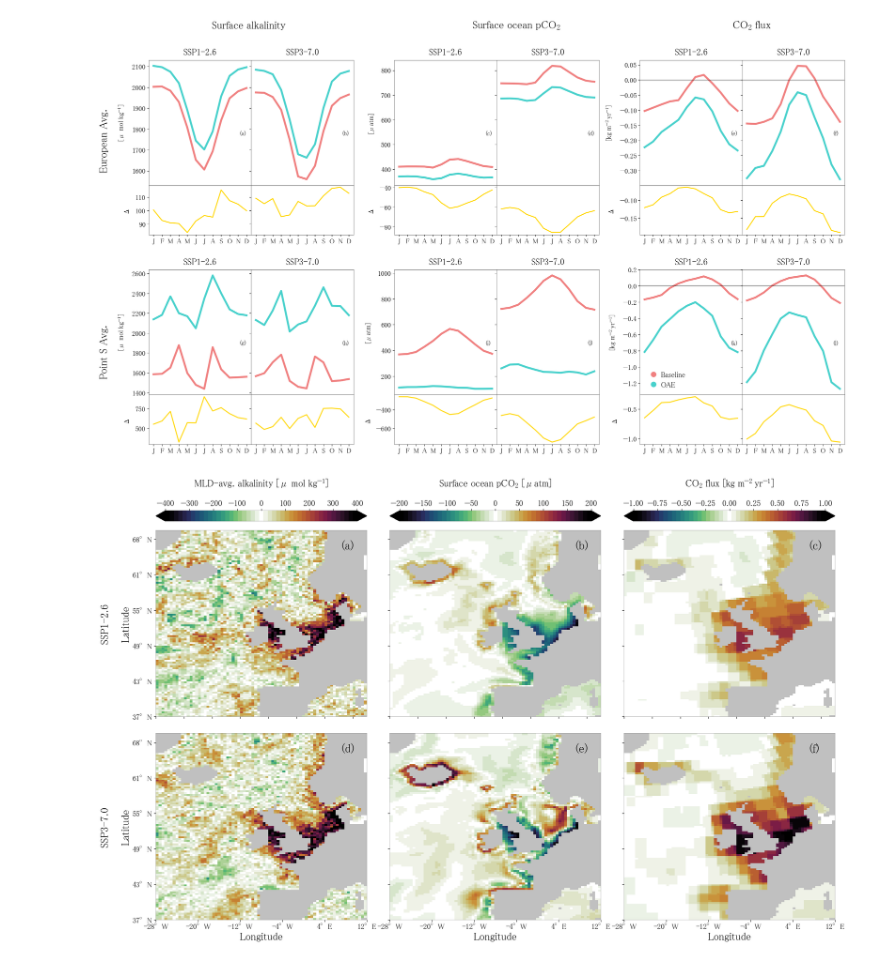
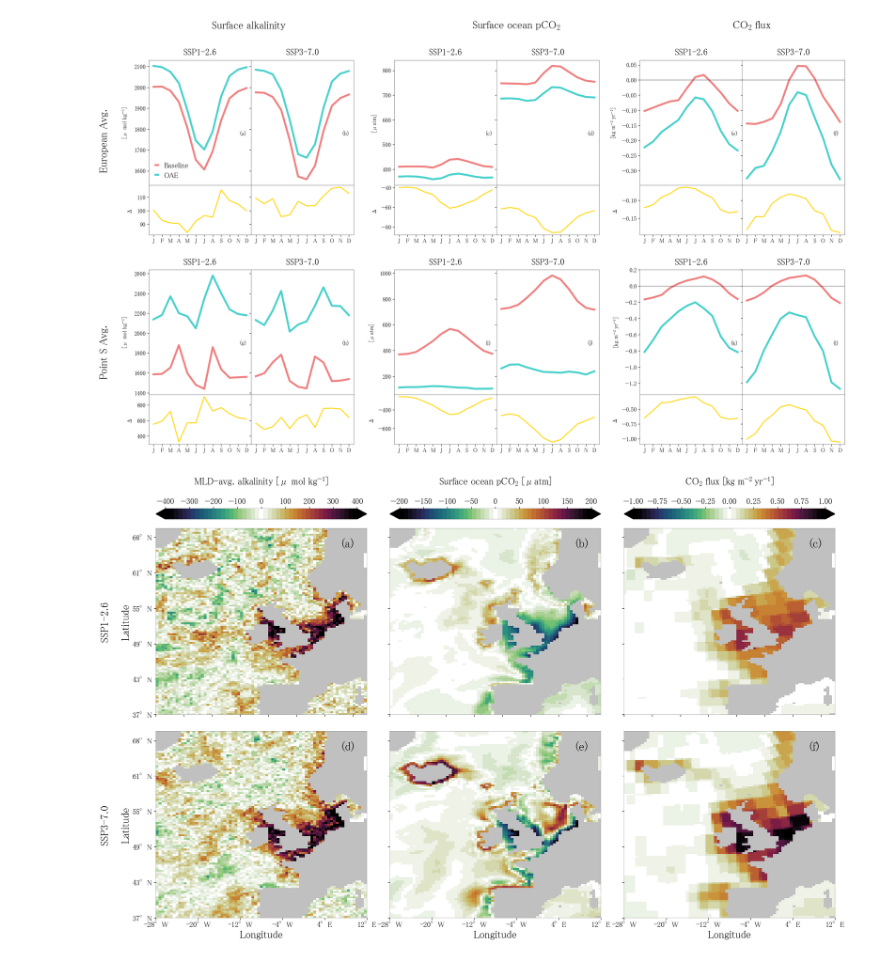
Before and after one commit to chiaraciscato/2026_ciscato_oae_seasonality, a Jupyter notebook: scripts/duplicate.ipynb, the cells around one changed output. Saved outputs shown, nothing was run; the diff lists cells and outputs as text; code cells hidden in the pictures.

```diff
--- a/scripts/duplicate.ipynb
+++ b/scripts/duplicate.ipynb
@@ -234,10 +229,10 @@ def process_lineplot(var, filePath):
 
     return final_eu, final_point, map_amplitude, integral
 # %%
-# eu_alk, ps_alk, ampl_alk, alk_integral = process_lineplot('ALK', filePath)
-# eu_pco2, ps_pco2, ampl_pco2 , pco2_integral= process_lineplot('fco2', filePath)
-# eu_co2flux, ps_co2flux, ampl_co2flux, co2flux_integral = process_lineplot('co2flux', filePath)
-eu_dic, ps_dic, ampl_dic, dic_integral = process_lineplot('DIC', filePath)
+eu_alk, ps_alk, ampl_alk, alk_integral = process_lineplot('ALK', filePath)
+eu_pco2, ps_pco2, ampl_pco2 , pco2_integral= process_lineplot('fco2', filePath)
+eu_co2flux, ps_co2flux, ampl_co2flux, co2flux_integral = process_lineplot('co2flux', filePath)
+# eu_dic, ps_dic, ampl_dic, dic_integral = process_lineplot('DIC', filePath)
 # eu_ph, ps_ph, ampl_ph, ph_integral = process_lineplot('ph', filePath)
 # eu_mld, ps_mld, ampl_mld = process_lineplot('mld', filePath)
 # %%
@@ -290,10 +285,8 @@ for i in range(6):
 
     lineplot_vars(datasets[i], vars[i], ax1, ax2, ax3, ax4, labels, colors)
 
-patches = [mpatches.Circle((0.5, 0.5), 0.1, color=color, label=label) for label, color in zip(labels, colors)]
-
-handles, labels = zip(*[(p, p.get_label()) for p in patches])
-ax1.legend(handles=handles, labels=labels, frameon=False, handletextpad=0.01, handler_map={mpatches.Circle: HandlerEllipse()})
+    if i == 0:
+            ax1.legend(labels=labels, loc='best', frameon=False, handlelength=.4)
 
 for i, ax in enumerate(axes):
     ax.tick_params(axis='both', which='major', labelsize=s)
@@ -301,35 +294,35 @@ for i, ax in enumerate(axes):
     y = list(range(0,13))
     ax.set_xticks(np.arange(min(y), max(y), 1))
     labels = [item.get_text() for item in ax.get_xticklabels()]
     month_label = ['J','F','M','A','M','J','J','A','S','O','N','D']
 
     if i % 2 != 0:
         ax.set_xticklabels(month_label, fontsize=s)
     else:
         ax.xaxis.set_tick_params(labelleft=False)
 
 for location in ['left', 'bottom', 'right', 'top']:
     for ax in axes:
         ax.spines[location].set_linewidth(0.4)
 
 for n, ax in enumerate([axes[i] for i in range(0, 24, 2)]):
     ax.text(0.89, 0.40, f"{string.punctuation[7]}{string.ascii_lowercase[n]}{string.punctuation[8]}",
         transform=ax.transAxes, size=12, color='black')
 
 column_titles = ['Surface alkalinity', 'Surface ocean p$\mathregular{CO_{2}}$', '$\mathregular{CO_{2}}$ flux']
 for i, title in enumerate(column_titles):
     fig.text(0.195 + i * 0.29, 0.9, title, fontsize=l)
 
 # Add row titles
 row_titles = ['European Avg.', 'Point S Avg.']
 for i, title in enumerate(row_titles):
     fig.text(0.07, 0.81 - i * 0.13,title, ha='left', fontsize=l, rotation=90)
 
-# plt.savefig('/Users/chiaraciscato/Desktop/GEOMAR/2024_ciscato_oae_seasonality/out/lineplot.png', transparent=True)
+plt.savefig('/Users/chiaraciscato/Desktop/GEOMAR/2024_ciscato_oae_seasonality/out/lineplot.png', transparent=True)
 
 pass
 # %% [output]
-[figure, old version]
+[figure, new version]
 # %%
 cmap, norm = create_discrete_cmap(cm.seasons, 45)
 cmap.set_bad(color='silver')
```
Also changed, not shown: parts of 9 cells of this notebook, 3 other files.
